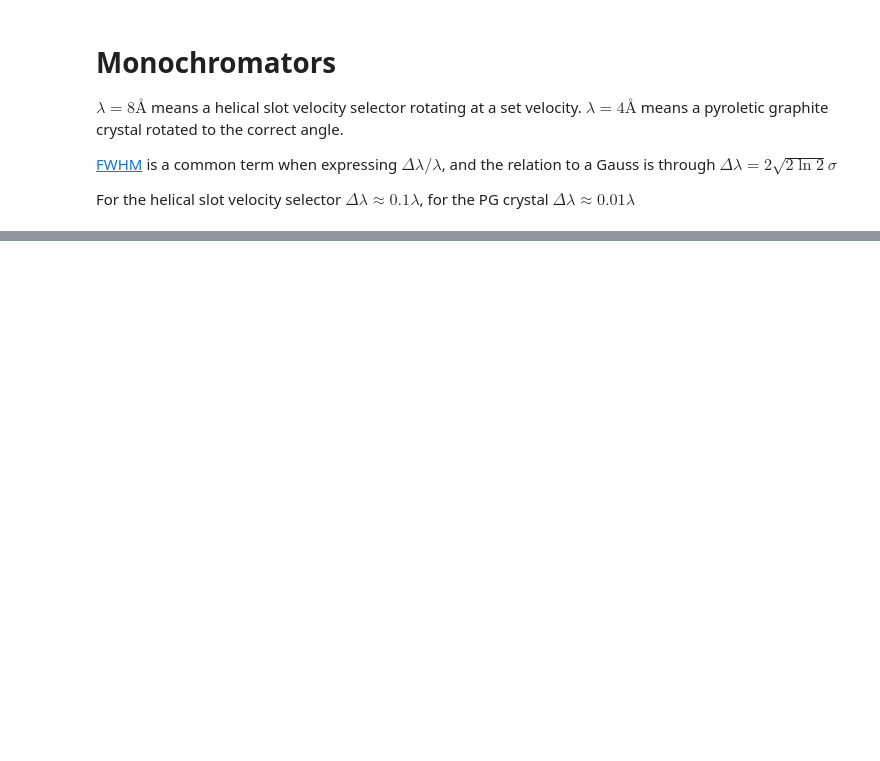
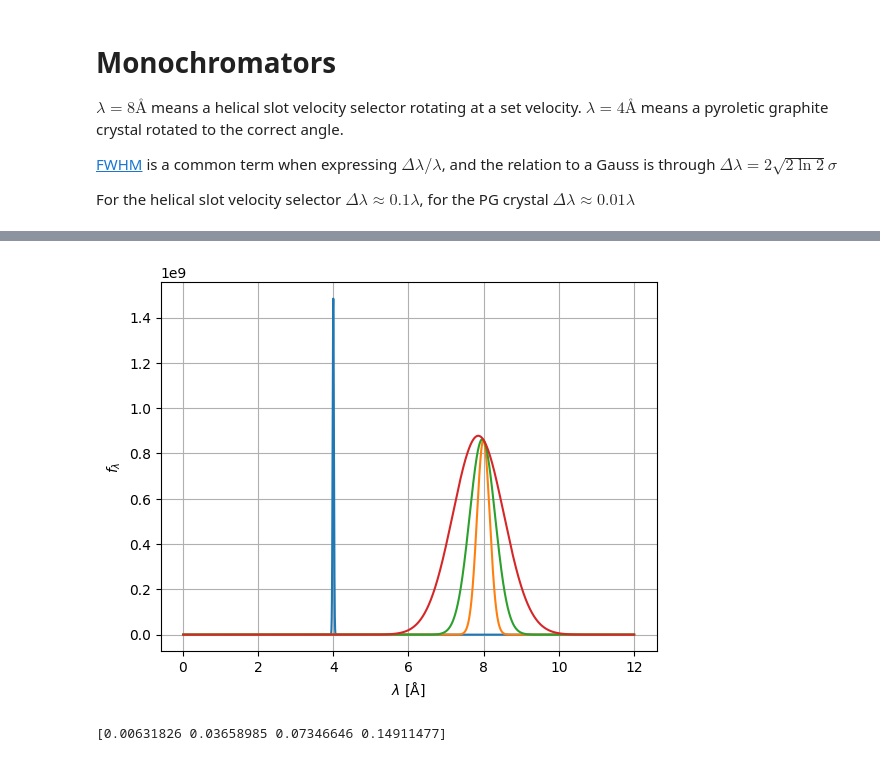
Before and after one commit to McStasMcXtrace/semsans, a Jupyter notebook: source-model.ipynb, the cells around one changed output, grey strips where cells are left out. Saved outputs shown, nothing was run; the diff lists cells and outputs as text; code cells hidden in the pictures; blank space fills up the shorter version.

```diff
--- a/source-model.ipynb
+++ b/source-model.ipynb
@@ -87,0 +130,17 @@ For the helical slot velocity selector  $\Delta\lambda \approx 0.1\lambda$, for
+# %%
+T = 20
+pdf_wave = comp_pdf_wave(wavelength, T)
+selected = pdf_wave * monochrom_transfer
+for selected_i in selected:
+    plt.plot(wavelength * 1e10, selected_i)
+plt.xlabel(r'$\lambda$ [Å]')
+plt.ylabel(r'$f_\lambda$')
+plt.grid()
+# %% [output]
+[figure, added]
+# %%
+from scipy import integrate
+flux_fraction = integrate.trapezoid(selected, axis=1) * d_wavelength
+print(flux_fraction)
+# %% [output]
+[0.00631826 0.03658985 0.07346646 0.14911477]
```
Also changed, not shown: parts of 11 cells of this notebook.
